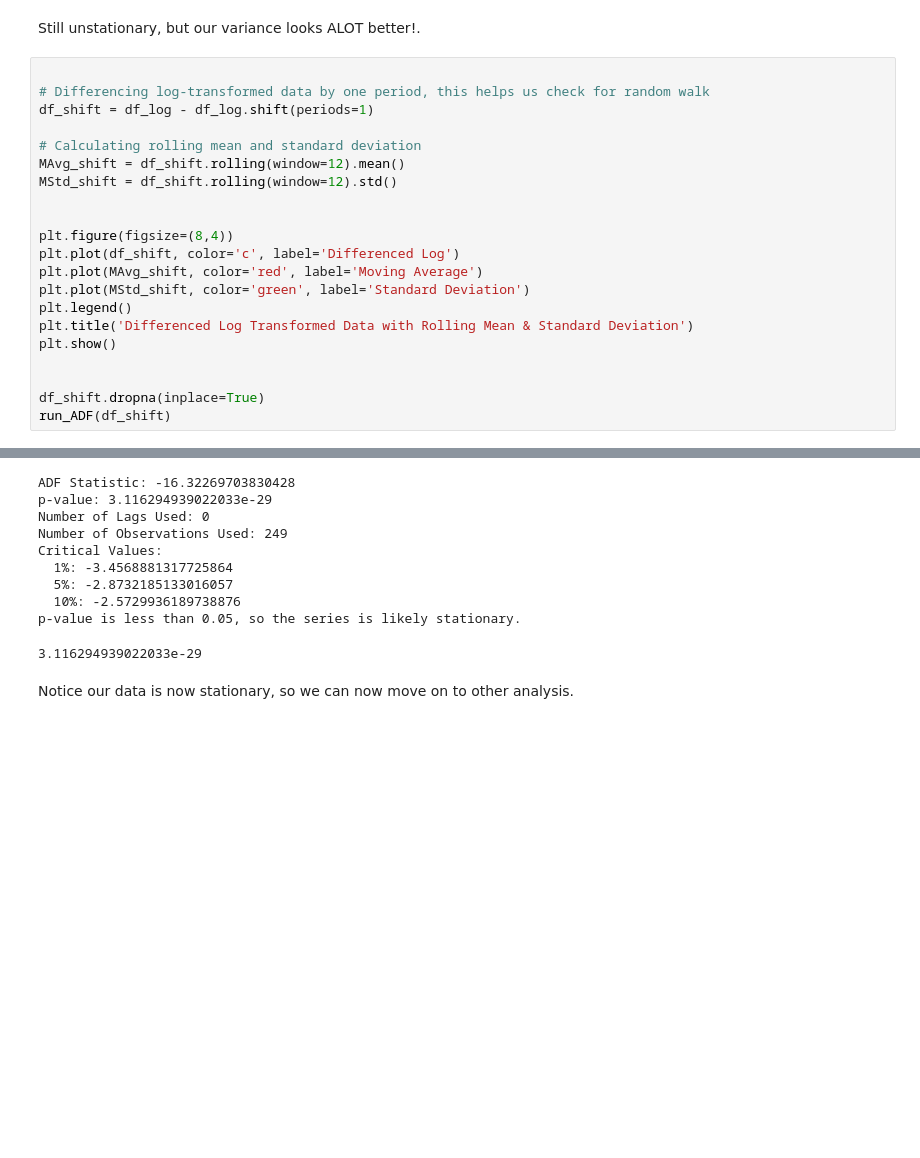
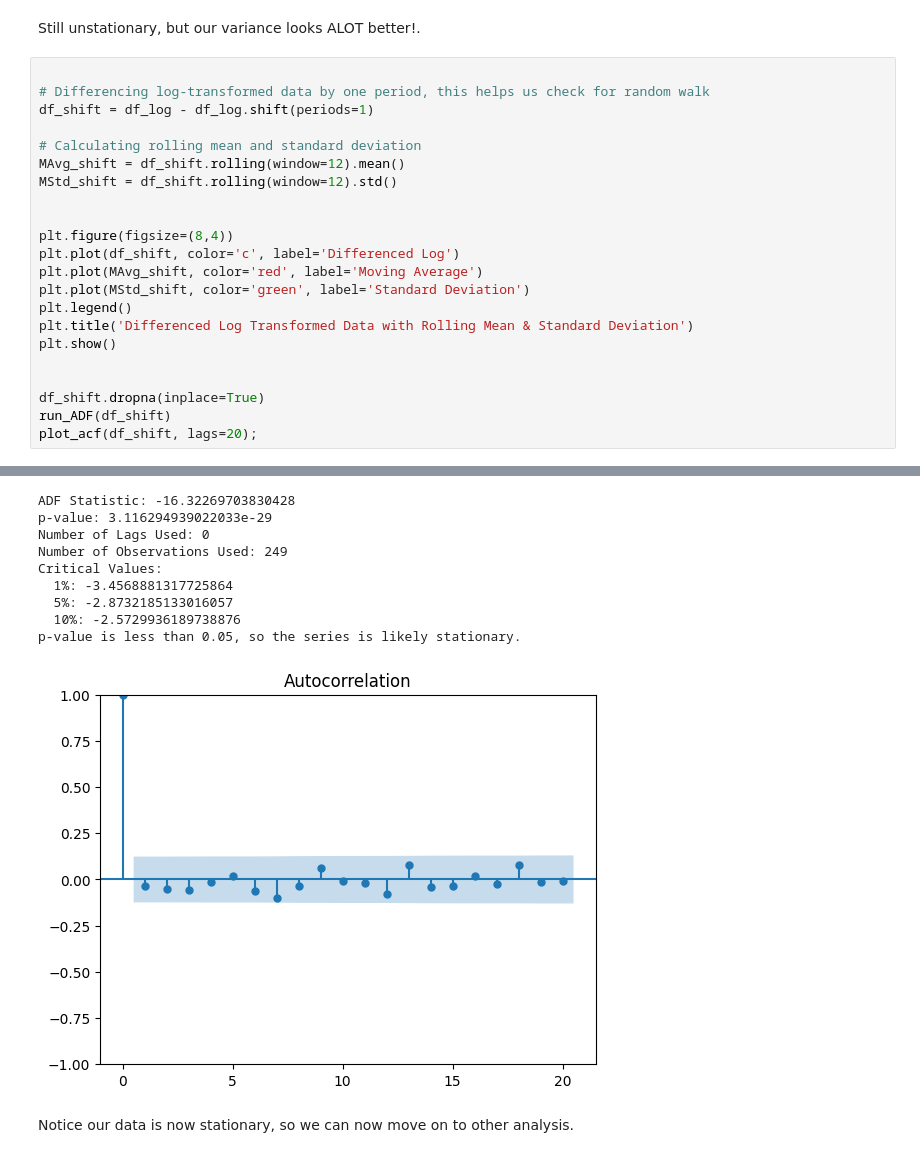
Before and after one commit to nchadburn/Stat598-FinalProject, a Jupyter notebook: arima.ipynb, the cells around one changed output, grey strips where cells are left out. Cells and saved outputs as stored; diff of their text form; blank space fills up the shorter version.

```diff
--- a/arima.ipynb
+++ b/arima.ipynb
@@ -231,33 +214,34 @@ Still unstationary, but our variance looks ALOT better!.
 # Differencing log-transformed data by one period, this helps us check for random walk
 df_shift = df_log - df_log.shift(periods=1)
 
 # Calculating rolling mean and standard deviation
 MAvg_shift = df_shift.rolling(window=12).mean()
 MStd_shift = df_shift.rolling(window=12).std()
 
 
 plt.figure(figsize=(8,4))
 plt.plot(df_shift, color='c', label='Differenced Log')
 plt.plot(MAvg_shift, color='red', label='Moving Average')
 plt.plot(MStd_shift, color='green', label='Standard Deviation')
 plt.legend()
 plt.title('Differenced Log Transformed Data with Rolling Mean & Standard Deviation')
 plt.show()
 
 
 df_shift.dropna(inplace=True)
 run_ADF(df_shift)
+plot_acf(df_shift, lags=20);
 # %% [output]
 [figure]
 ADF Statistic: -16.32269703830428
 p-value: 3.116294939022033e-29
 Number of Lags Used: 0
 Number of Observations Used: 249
 Critical Values:
   1%: -3.4568881317725864
   5%: -2.8732185133016057
   10%: -2.5729936189738876
 p-value is less than 0.05, so the series is likely stationary.
-3.116294939022033e-29
+[figure, added]
 # %% [markdown]
 Notice our data is now stationary, so we can now move on to other analysis.
```
Also changed, not shown: parts of 18 cells of this notebook.
